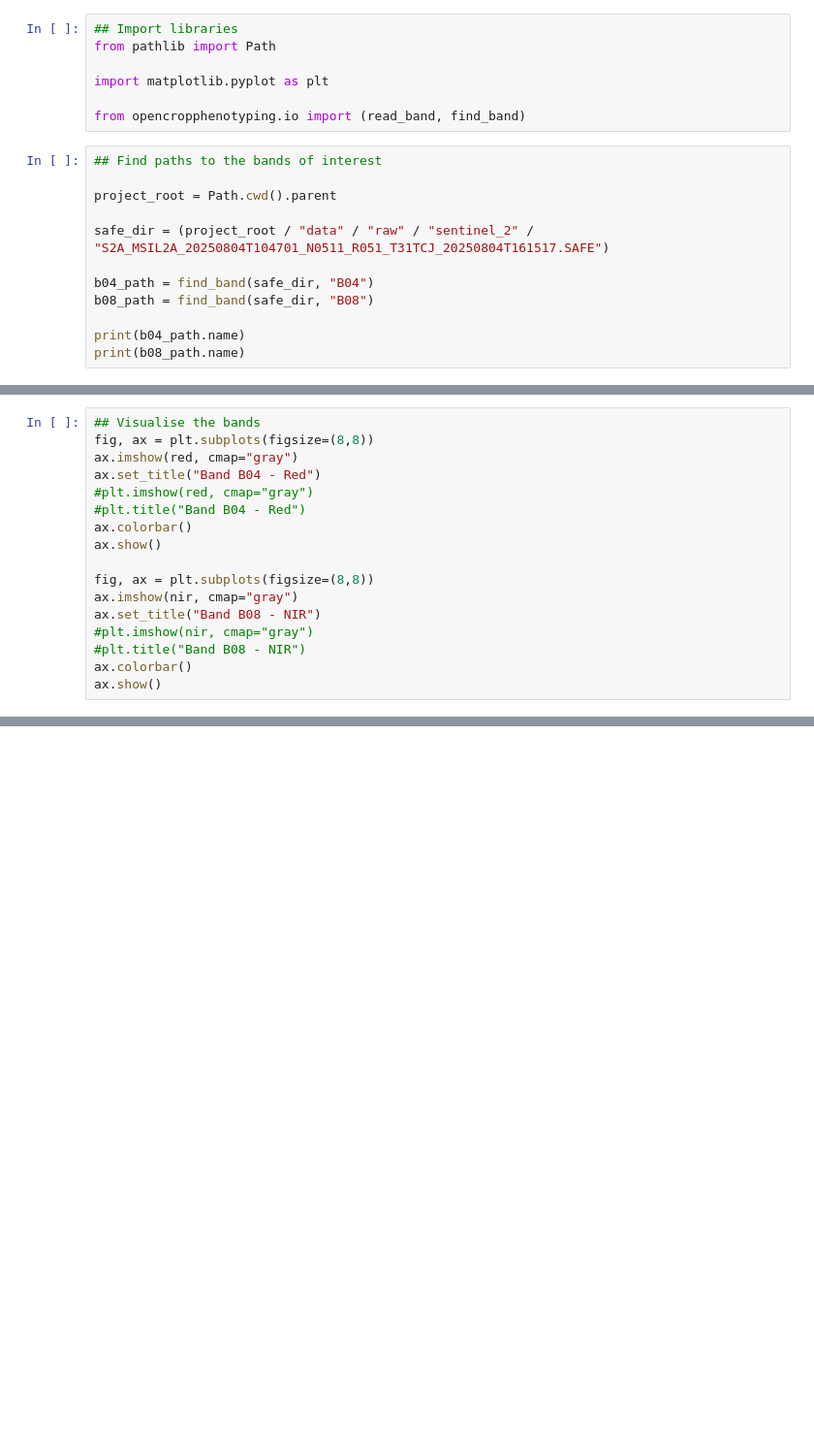
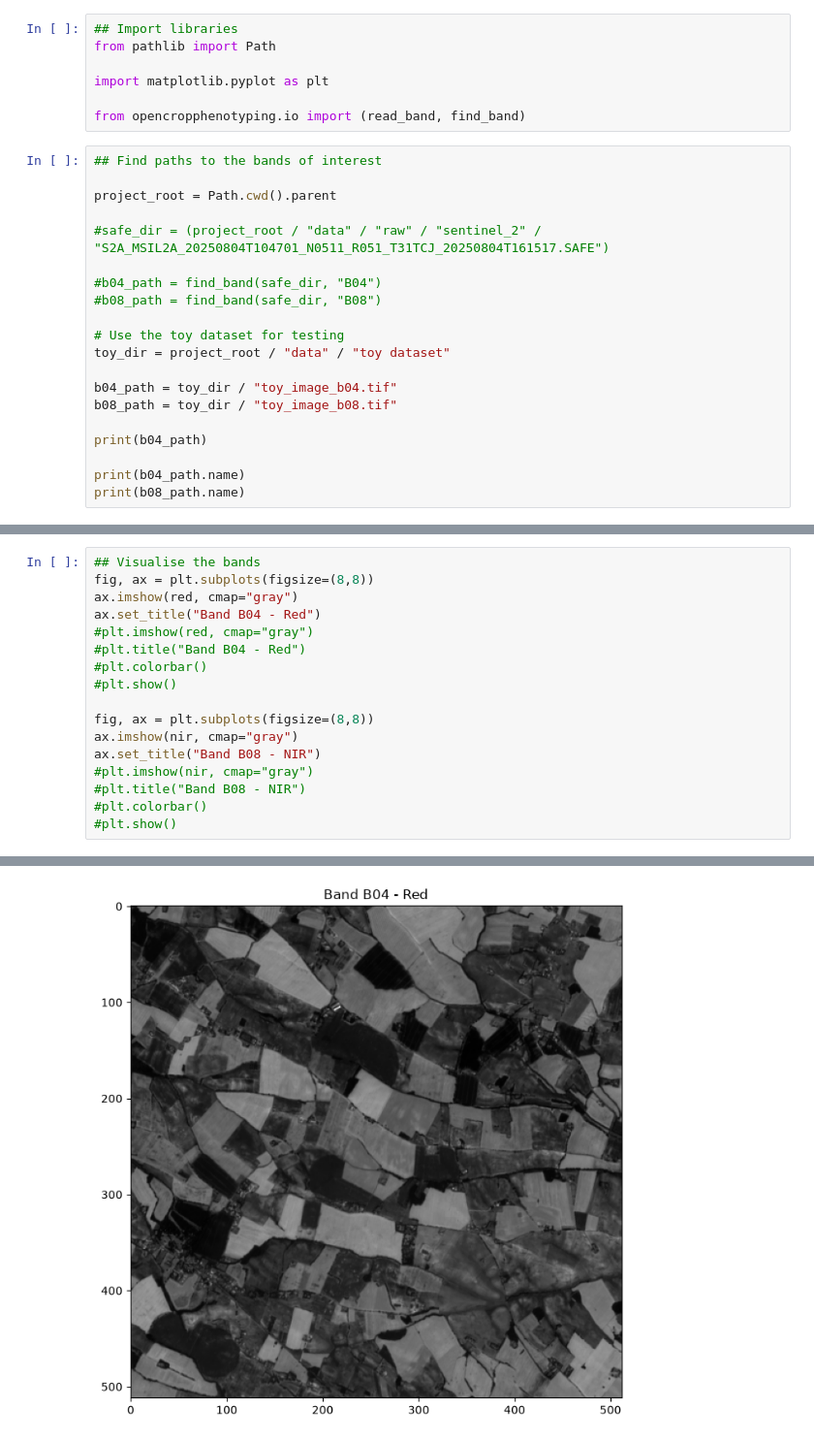
Before and after one commit to Aurelien-Peter/OpenCropPhenotyping, a Jupyter notebook: notebooks/01_open_sentinel2.ipynb, the cells around one changed output, grey strips where cells are left out. Shown at 97% size. Cells and saved outputs as stored; diff of their text form; blank space fills up the shorter version.

Commit message:
Create dataset and update notebooks

```diff
--- a/notebooks/01_open_sentinel2.ipynb
+++ b/notebooks/01_open_sentinel2.ipynb
@@ -10,10 +10,18 @@ from opencropphenotyping.io import (read_band, find_band)
 
 project_root = Path.cwd().parent
 
-safe_dir = (project_root / "data" / "raw" / "sentinel_2" / "S2A_MSIL2A_20250804T104701_N0511_R051_T31TCJ_20250804T161517.SAFE")
+#safe_dir = (project_root / "data" / "raw" / "sentinel_2" / "S2A_MSIL2A_20250804T104701_N0511_R051_T31TCJ_20250804T161517.SAFE")
 
-b04_path = find_band(safe_dir, "B04")
-b08_path = find_band(safe_dir, "B08")
+#b04_path = find_band(safe_dir, "B04")
+#b08_path = find_band(safe_dir, "B08")
+
+# Use the toy dataset for testing
+toy_dir = project_root / "data" / "toy dataset"
+
+b04_path = toy_dir / "toy_image_b04.tif"
+b08_path = toy_dir / "toy_image_b08.tif"
+
+print(b04_path)
 
 print(b04_path.name)
 print(b08_path.name)
@@ -45,13 +56,14 @@ ax.imshow(red, cmap="gray")
 ax.set_title("Band B04 - Red")
 #plt.imshow(red, cmap="gray")
 #plt.title("Band B04 - Red")
-ax.colorbar()
-ax.show()
+#plt.colorbar()
+#plt.show()
 
 fig, ax = plt.subplots(figsize=(8,8))
 ax.imshow(nir, cmap="gray")
 ax.set_title("Band B08 - NIR")
 #plt.imshow(nir, cmap="gray")
 #plt.title("Band B08 - NIR")
-ax.colorbar()
-ax.show()
+#plt.colorbar()
+#plt.show()
+# %% [output]
@@ -57,0 +71 @@ ax.show()
+[figure, added]
```
Also changed, not shown: parts of 3 cells of this notebook, 9 other files.
